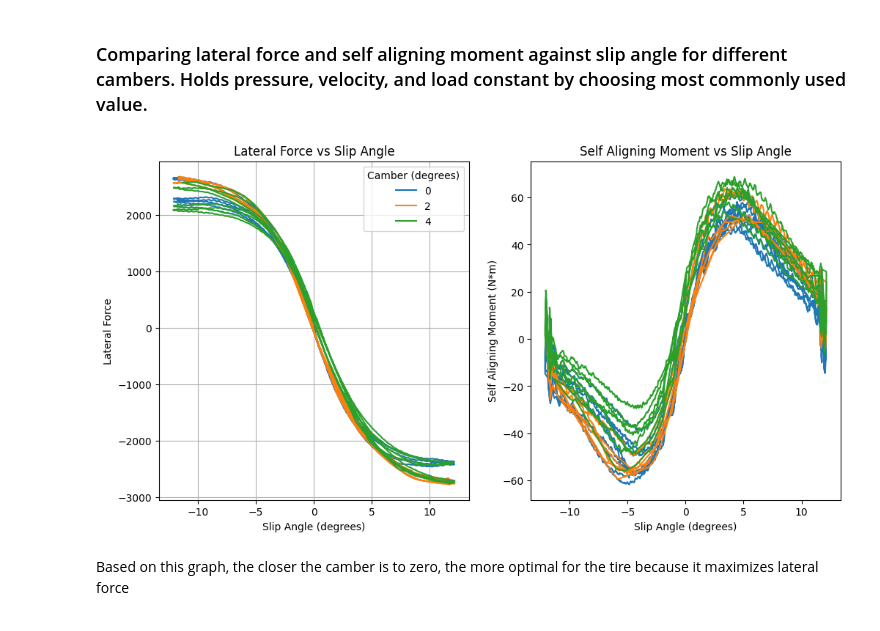
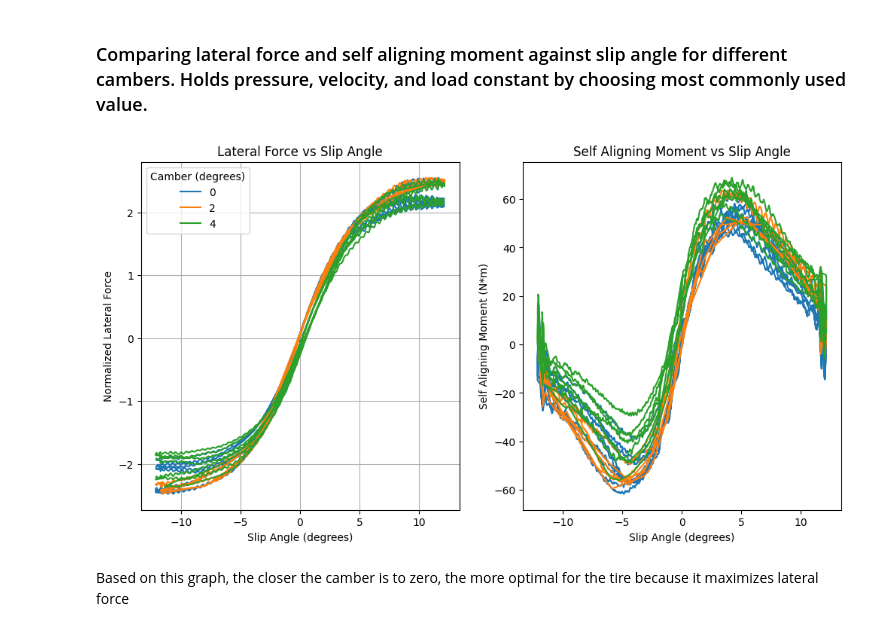
Before and after one commit to jackskmyers/Tire-Data-Analysis, a Jupyter notebook: rear_cornering_analysis.ipynb, the cells around one changed output. Drawn from its saved outputs; the diff is of its cells as text; code cells hidden in the pictures.

```diff
--- a/rear_cornering_analysis.ipynb
+++ b/rear_cornering_analysis.ipynb
@@ -65,11 +65,11 @@ plt.figure(figsize=(12,6))
 plt.subplot(1, 2, 1)
 
 for i, g in temp_df.groupby(["pressure"]):
-    plt.plot(g["SA"], g["FY"])
+    plt.plot(g["SA"], g["NFY"])
 plt.legend(variable_sweeps["pressure"]["sweep"], title = "Pressure (kPa)")
 plt.title("Lateral Force vs Slip Angle")
 plt.xlabel("Slip Angle (degrees)")
-plt.ylabel("Lateral Force")
+plt.ylabel("Normalized Lateral Force")
 plt.grid()
 plt.subplot(1, 2, 2)
 for i, g in temp_df.groupby(["pressure"]):
@@ -93,24 +93,24 @@ for variable, info in variable_sweeps.items():
 # %%
 plt.figure(figsize=(12,6))
 plt.subplot(1, 2, 1)
 
 for i, g in temp_df.groupby(["camber"]):
-    plt.plot(g["SA"], g["FY"])
+    plt.plot(g["SA"], g["NFY"])
 plt.legend(variable_sweeps["camber"]["sweep"], title = "Camber (degrees)")
 plt.title("Lateral Force vs Slip Angle")
 plt.xlabel("Slip Angle (degrees)")
-plt.ylabel("Lateral Force")
+plt.ylabel("Normalized Lateral Force")
 plt.grid()
 plt.subplot(1, 2, 2)
 for i, g in temp_df.groupby(["camber"]):
     plt.plot(g["SA"], g["MZ"])
 plt.title("Self Aligning Moment vs Slip Angle")
 plt.xlabel("Slip Angle (degrees)")
 plt.ylabel("Self Aligning Moment (N*m)")
 
 plt.show()
 # %% [output]
-[figure, old version]
+[figure, new version]
 # %% [markdown]
 Based on this graph, the closer the camber is to zero, the more optimal for the tire because it maximizes lateral force
 # %% [markdown]
```
Also changed, not shown: parts of 3 cells of this notebook, 4 other files.
